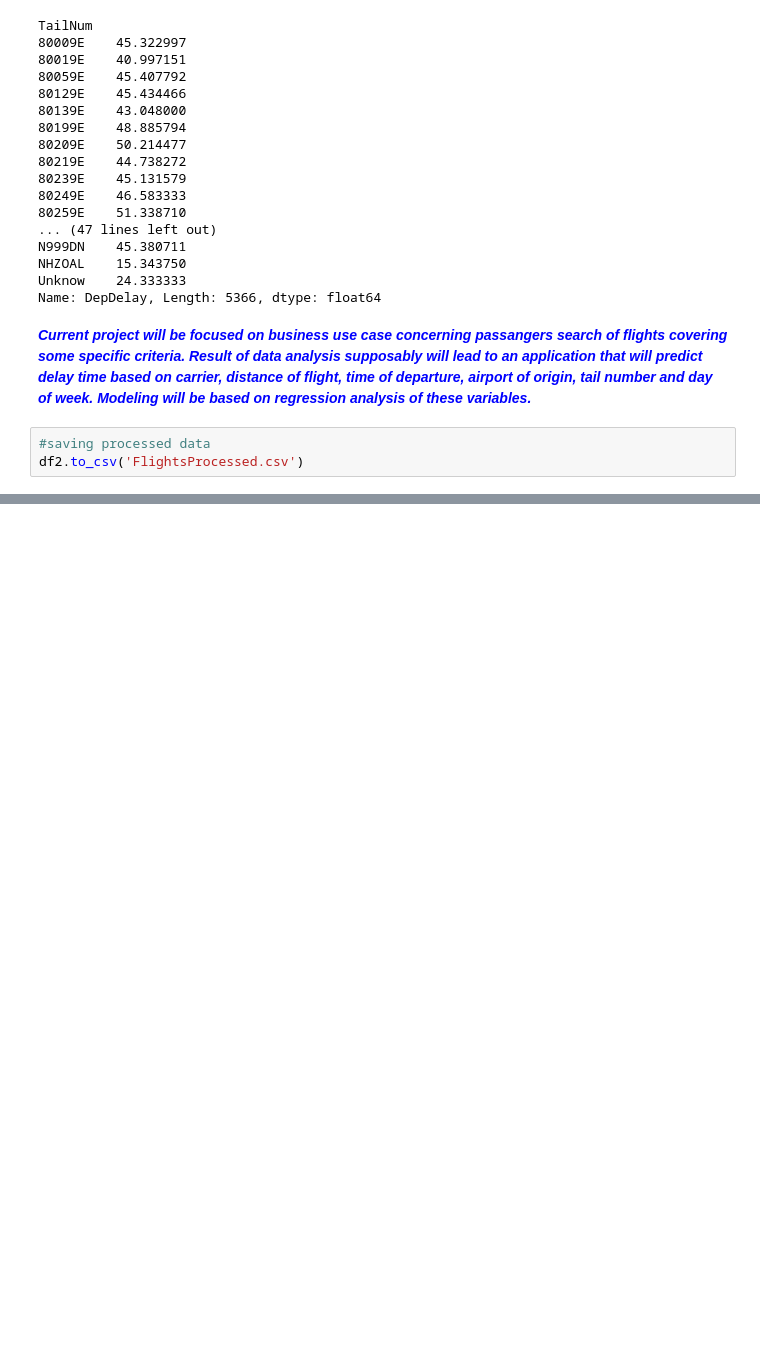
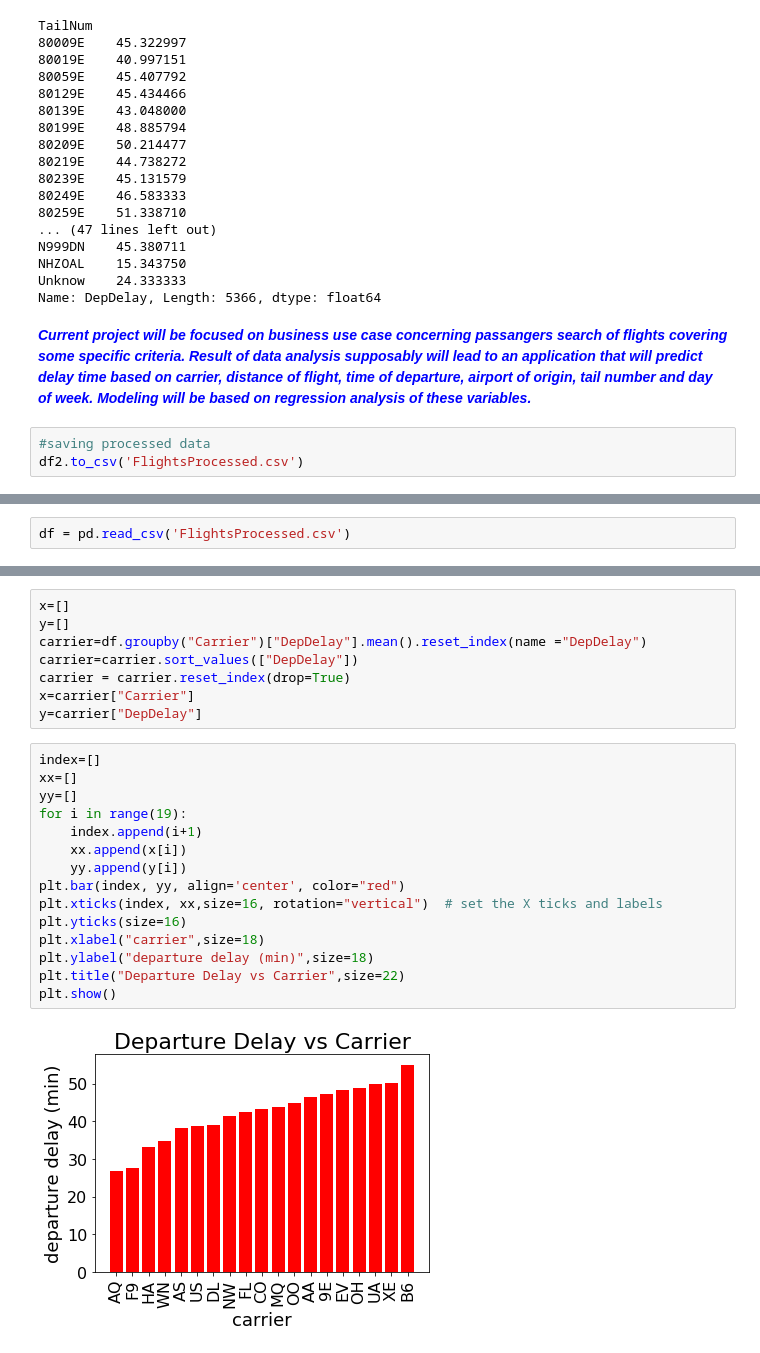
Before and after one commit to Guttapercha/CEBD-1260-Korchagina_Evgeniya, a Jupyter notebook: May26th/EDA_Korchagina.ipynb, the cells around one changed output, grey strips where cells are left out. Drawn from its saved outputs; the diff is of its cells as text; blank space fills up the shorter version.

```diff
--- a/May26th/EDA_Korchagina.ipynb
+++ b/May26th/EDA_Korchagina.ipynb
@@ -450,0 +454,2 @@ df2.to_csv('FlightsProcessed.csv')
+# %%
+df = pd.read_csv('FlightsProcessed.csv')
@@ -450,0 +465,25 @@ df2.to_csv('FlightsProcessed.csv')
+# %%
+x=[]
+y=[]
+carrier=df.groupby("Carrier")["DepDelay"].mean().reset_index(name ="DepDelay")
+carrier=carrier.sort_values(["DepDelay"])
+carrier = carrier.reset_index(drop=True)
+x=carrier["Carrier"]
+y=carrier["DepDelay"]
+# %%
+index=[]
+xx=[]
+yy=[]
+for i in range(19):
+    index.append(i+1)
+    xx.append(x[i])
+    yy.append(y[i])
+plt.bar(index, yy, align='center', color="red")
+plt.xticks(index, xx,size=16, rotation="vertical")  # set the X ticks and labels
+plt.yticks(size=16)
+plt.xlabel("carrier",size=18)
+plt.ylabel("departure delay (min)",size=18)
+plt.title("Departure Delay vs Carrier",size=22)
+plt.show()
+# %% [output]
+[figure, added]
```
Also changed, not shown: parts of 5 cells of this notebook.
